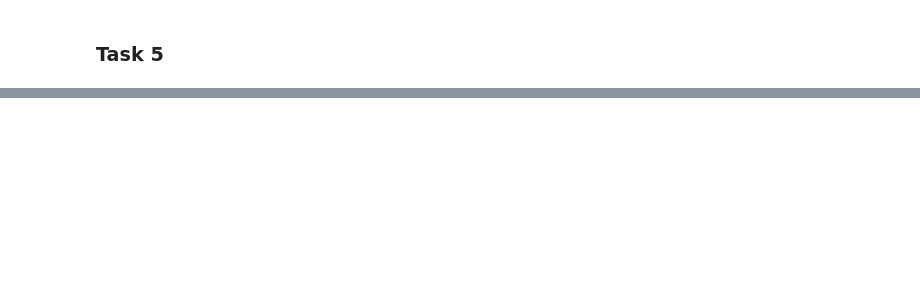
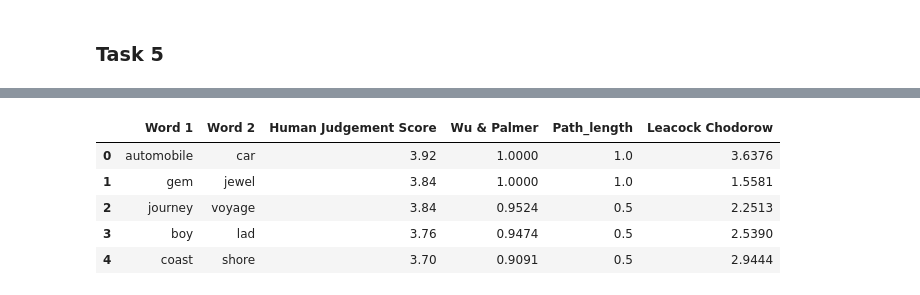
Before and after one commit to dneumann20/NLPproject, a Jupyter notebook: main.ipynb, the cells around one changed output, grey strips where cells are left out. Cells and saved outputs as stored; diff of their text form; code cells hidden in the pictures; blank space fills up the shorter version.

```diff
--- a/main.ipynb
+++ b/main.ipynb
@@ -100,17 +102,5 @@ pair_words_df['Websim'] = ''
 for i in range(len(web_results)):
     pair_words_df.iloc[i,2] = web_results[i]
 
-# sim(P, Q, threshold)
-#  big small 0.019305019305019305
-# pair_words_df.iloc[0,2], pair_words_df.iloc[2,2] = 0.287561,0.357022
-# happy, excited= 	0.69697, miserable_distressed=0.5, happy_joyfull=	1.24419, laugh_weep=1.26582
-# freeze=268, cold=200
-#  pleased_excited=0.700405, run_rush=0.960396,  displeased_upset=0.564202,sleep_nap = 1.01531
-# laugh_weep =1.47183, rich_poor = 0.641379, drunk_sober = 1.15238, run_sweat=1.28272
-# huawei_iphone=1.80282, contested_won = 1.04663. fell_broken=66197, mobile_cell = 1.13021
-# introvert_extrovert =1.18848
-
-i=12
-pair_words_df.iloc[i,2] = sim(pair_words_df.iloc[i,0], pair_words_df.iloc[i,1], 5)
 pair_words_df
 # %% [output]
@@ -309,0 +300,9 @@ pair_words_df
+# %%
+pair_words_df['Sim_snippet2'] = ''
+for i in range(len(pair_words_df)):
+    snipp_p = google_snippets(pair_words_df.iloc[i,0])
+    snipp_q = google_snippets(pair_words_df.iloc[i,1])
+
+    pair_words_df.iloc[i,-1] = sim_snippets2(snipp_p, snipp_q)
+
+pair_words_df
@@ -309,0 +330,22 @@ pair_words_df
+# %%
+data['Wu & Palmer'] = ''
+data['Path_length'] = ''
+data['Leacock Chodorow'] = ''
+
+for i in range(len(data)):
+
+    a,b,c = wordnet_sim(data.iloc[i,0], data.iloc[i,1])
+
+    data.iloc[i,3] = a
+    data.iloc[i,4] = b
+    data.iloc[i,5] = c
+
+data.iloc[:,2:] = data.iloc[:,2:].astype('float64')
+data.head()
+# %% [output]
+|  | Word 1 | Word 2 | Human Judgement Score | Wu & Palmer | Path_length | Leacock Chodorow |
+| 0 | automobile | car | 3.92 | 1.0000 | 1.0 | 3.6376 |
+| 1 | gem | jewel | 3.84 | 1.0000 | 1.0 | 1.5581 |
+| 2 | journey | voyage | 3.84 | 0.9524 | 0.5 | 2.2513 |
+| 3 | boy | lad | 3.76 | 0.9474 | 0.5 | 2.5390 |
+| 4 | coast | shore | 3.70 | 0.9091 | 0.5 | 2.9444 |
```
Also changed, not shown: parts of 29 cells of this notebook.
